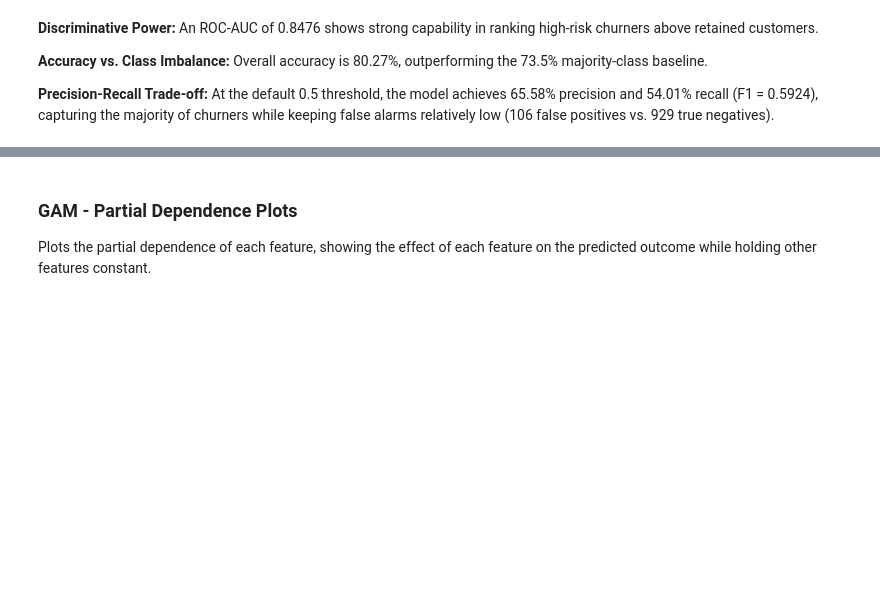
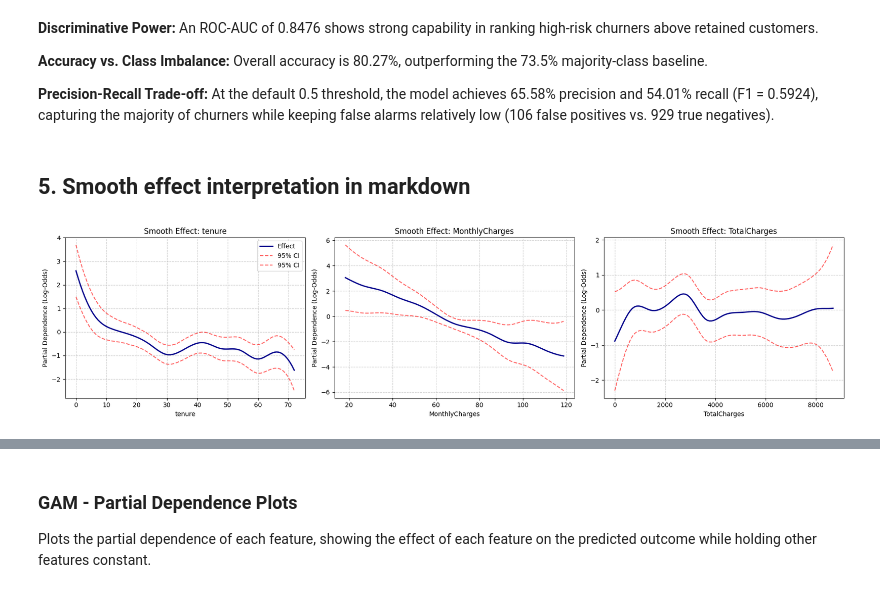
Before and after one commit to tonantzin-real/AIPI590_w2_assumption_junction, a Jupyter notebook: tonantzin_teamname_gam.ipynb, the cells around one changed output, grey strips where cells are left out. Saved outputs shown, nothing was run; the diff lists cells and outputs as text; code cells hidden in the pictures; blank space fills up the shorter version.

```diff
--- a/tonantzin_teamname_gam.ipynb
+++ b/tonantzin_teamname_gam.ipynb
@@ -367,3 +367,29 @@ weighted avg       0.79      0.80      0.80      1409
 **Accuracy vs. Class Imbalance:** Overall accuracy is 80.27%, outperforming the 73.5% majority-class baseline.
 
 **Precision-Recall Trade-off:** At the default 0.5 threshold, the model achieves 65.58% precision and 54.01% recall (F1 = 0.5924), capturing the majority of churners while keeping false alarms relatively low (106 false positives vs. 929 true negatives).
+# %% [markdown]
+## 5. Smooth effect interpretation in markdown
+# %%
+# Plot partial dependence for the 3 continuous smooth spline terms
+smooth_indices = [0, 1, 2]
+smooth_names = ['tenure', 'MonthlyCharges', 'TotalCharges']
+
+fig, axes = plt.subplots(1, 3, figsize=(18, 4.5))
+
+for idx, (term_idx, name) in enumerate(zip(smooth_indices, smooth_names)):
+    XX = gam.generate_X_grid(term=term_idx)
+    pdep, confi = gam.partial_dependence(term=term_idx, X=XX, width=0.95)
+
+    axes[idx].plot(XX[:, term_idx], pdep, color='darkblue', lw=2, label='Effect')
+    axes[idx].plot(XX[:, term_idx], confi, c='r', ls='--', alpha=0.6, label='95% CI')
+    axes[idx].set_title(f"Smooth Effect: {name}")
+    axes[idx].set_xlabel(name)
+    axes[idx].set_ylabel("Partial Dependence (Log-Odds)")
+    axes[idx].grid(True, linestyle='--', alpha=0.6)
+    if idx == 0:
+        axes[idx].legend()
+
+plt.tight_layout()
+plt.show()
+# %% [output]
+[figure, added]
```
Also changed, not shown: parts of 1 cell of this notebook.
